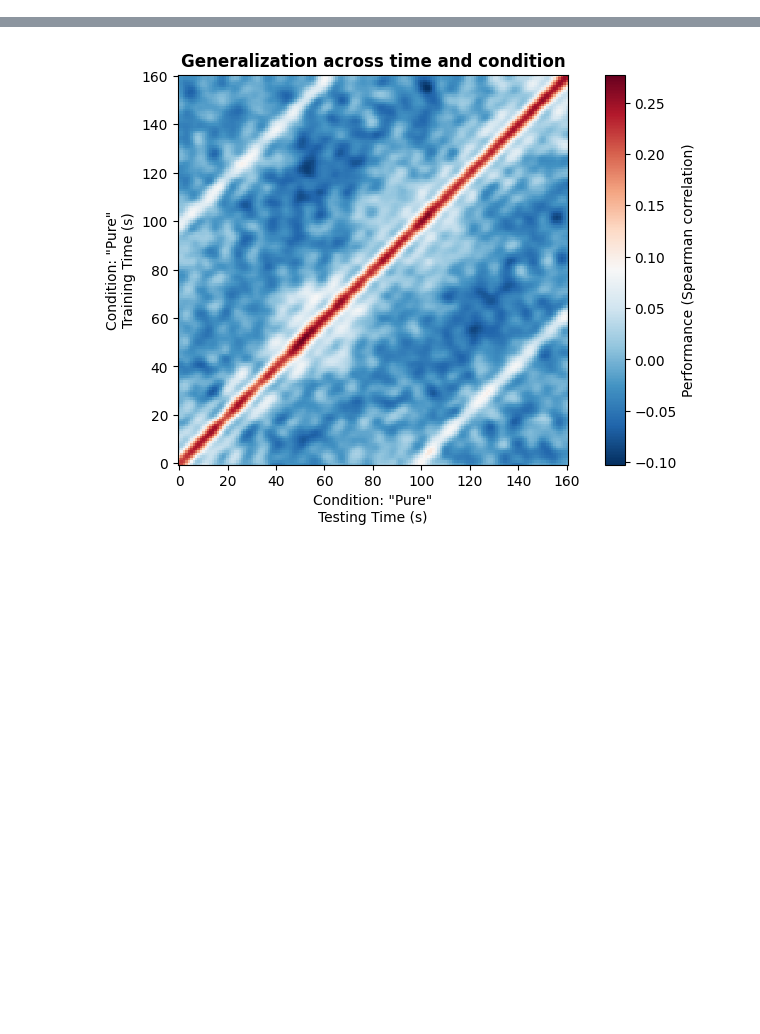
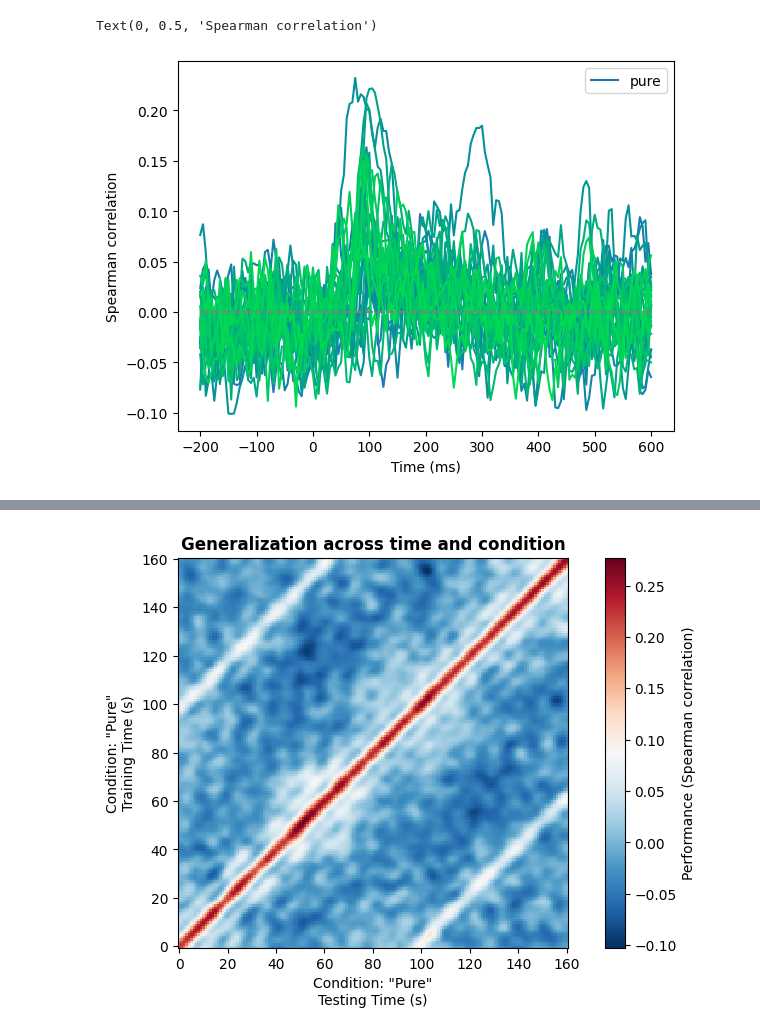
Before and after one commit to isaackrementsov/glysn-meg-analysis, a Jupyter notebook: meg_analysis_streamlined.ipynb, the cells around one changed output, grey strips where cells are left out. Drawn from its saved outputs; the diff is of its cells as text; code cells hidden in the pictures; blank space fills up the shorter version.

Commit message:
Beginnings of heterogeneity analysis + saved spearman scores by subject

```diff
--- a/meg_analysis_streamlined.ipynb
+++ b/meg_analysis_streamlined.ipynb
@@ -25,7 +64,7 @@ import multiprocessing
 def get_perf_timecourse(X, y, decoder, perf_metric, n_splits=5):
     classifying = len(np.unique(y)) <= 2
 
-    n_trials, n_channels, n_times = X.shape
+    n_times = X.shape[-1]
 
     scores = np.zeros(n_times)
     pvalues = np.zeros(n_times)
@@ -124,5 +195,0 @@ def get_gen_scores(filename):
-# %%
-sub_files = os.listdir("./sub_data")
-
-pool = multiprocessing.Pool(8)
-output = pool.map(get_sub_scores, sub_files)
@@ -131,9 +195,0 @@ scores
-# %%
-t = np.linspace(-200, 600, len(avg_scores_pure))
-plt.plot(t, avg_scores_pure, label="pure")
-plt.plot(t, avg_scores_complx, label="complex")
-plt.plot(t, avg_scores_ambiguous, label="ambiguous")
-plt.plot(t, np.zeros_like(t), linestyle="--", color="gray")
-plt.legend()
-plt.xlabel("Time (ms)")
-plt.ylabel("Spearman correlation")
@@ -142,0 +252,35 @@ Text(0, 0.5, 'Spearman correlation')
+# %%
+# Condition to be used for further analysis
+CONDITION = "pure"
+scores = merged_sub_scores[CONDITION]
+# %%
+plotting_params = {
+    "pure": {"color": "tab:blue", "alpha": 1},
+    "complex": {"color": "tab:orange", "alpha": 0.7},
+    "ambiguous": {"color": "tab:green", "alpha": 0.7}
+}
+
+rgb_colors = {
+    "tab:blue": np.array([31/255, 119/255, 180/255]),
+    "tab:orange": np.array([255/255, 127/255, 14/255]),
+    "tab:green": np.array([44/255, 160/255, 44/255])
+}
+
+for i in range(n_subs):
+    sub_params = plotting_params[CONDITION].copy()
+    modifier = i/n_subs
+    # Shift base color so different lines are distinguishable
+    shifted_color = rgb_colors[sub_params["color"]] + modifier * np.array([-0.4,0.4,-0.4])
+    sub_params["color"] = np.clip(shifted_color, 0, 1)
+
+    plt.plot(t, scores[i], **sub_params)
+
+plt.plot([], [], label=CONDITION, **plotting_params[CONDITION])
+
+plt.plot(t, np.zeros_like(t), linestyle="--", color="gray")
+plt.legend()
+plt.xlabel("Time (ms)")
+plt.ylabel("Spearman correlation")
+# %% [output]
+Text(0, 0.5, 'Spearman correlation')
+[figure, added]
```
Also changed, not shown: parts of 16 cells of this notebook, 3 other files.
